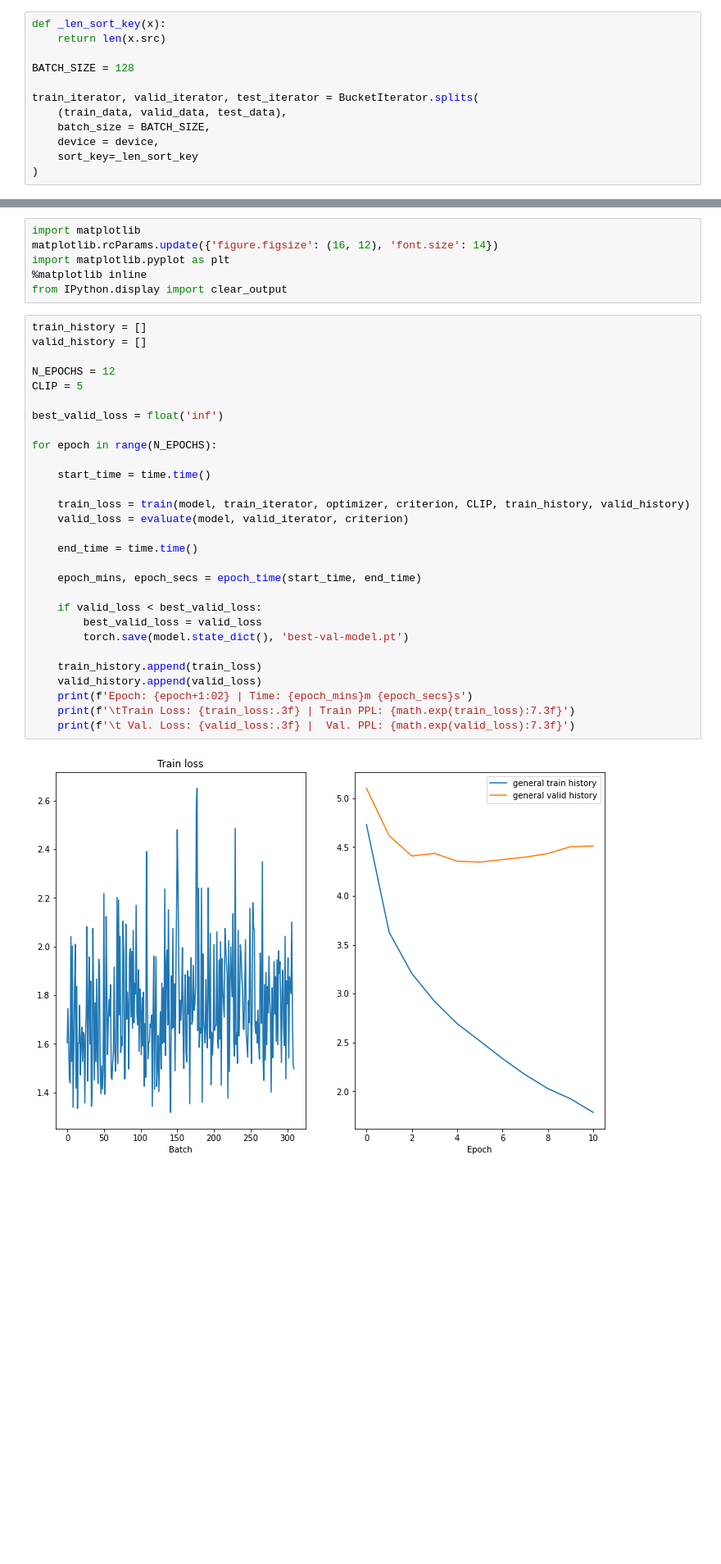
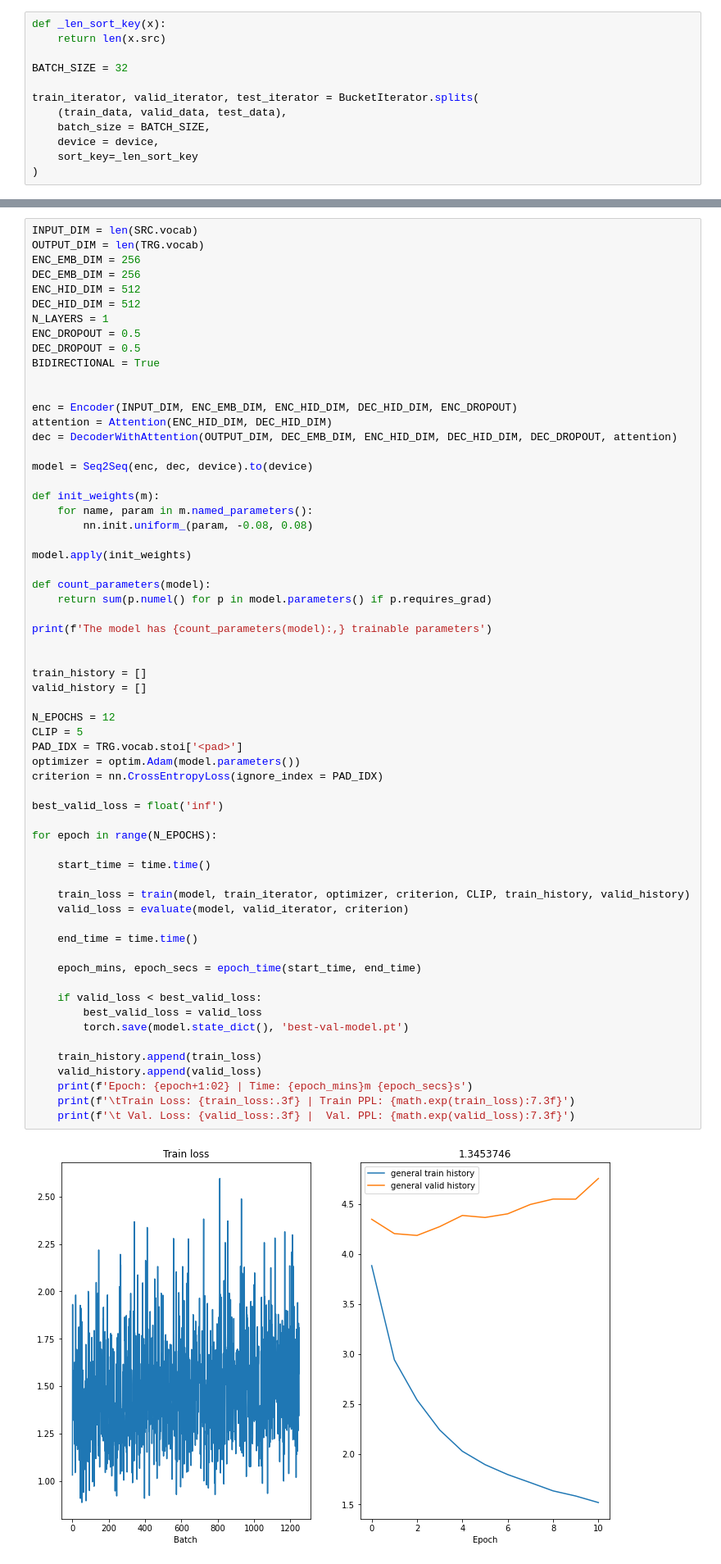
Before and after one commit to imvladikon/deep_learning_school, a Jupyter notebook: semester_2/5_seq2seq_attention/hw_nmt.ipynb, the cells around one changed output, grey strips where cells are left out. Shown at 82% size. Saved outputs shown, nothing was run; the diff lists cells and outputs as text; blank space fills up the shorter version.

```diff
--- a/semester_2/5_seq2seq_attention/hw_nmt.ipynb
+++ b/semester_2/5_seq2seq_attention/hw_nmt.ipynb
@@ -186,7 +209,7 @@ device = torch.device('cuda' if torch.cuda.is_available() else 'cpu')
 def _len_sort_key(x):
     return len(x.src)
 
-BATCH_SIZE = 128
+BATCH_SIZE = 32
 
 train_iterator, valid_iterator, test_iterator = BucketIterator.splits(
     (train_data, valid_data, test_data),
@@ -468,40 +524,67 @@ def epoch_time(start_time, end_time):
     elapsed_mins = int(elapsed_time / 60)
     elapsed_secs = int(elapsed_time - (elapsed_mins * 60))
     return elapsed_mins, elapsed_secs
-# %%
-import matplotlib
-matplotlib.rcParams.update({'figure.figsize': (16, 12), 'font.size': 14})
-import matplotlib.pyplot as plt
-%matplotlib inline
-from IPython.display import clear_output
 # %%
+INPUT_DIM = len(SRC.vocab)
+OUTPUT_DIM = len(TRG.vocab)
+ENC_EMB_DIM = 256
+DEC_EMB_DIM = 256
+ENC_HID_DIM = 512
+DEC_HID_DIM = 512
+N_LAYERS = 1
+ENC_DROPOUT = 0.5
+DEC_DROPOUT = 0.5
+BIDIRECTIONAL = True
+
+
+enc = Encoder(INPUT_DIM, ENC_EMB_DIM, ENC_HID_DIM, DEC_HID_DIM, ENC_DROPOUT)
+attention = Attention(ENC_HID_DIM, DEC_HID_DIM)
+dec = DecoderWithAttention(OUTPUT_DIM, DEC_EMB_DIM, ENC_HID_DIM, DEC_HID_DIM, DEC_DROPOUT, attention)
+
+model = Seq2Seq(enc, dec, device).to(device)
+
+def init_weights(m):
+    for name, param in m.named_parameters():
+        nn.init.uniform_(param, -0.08, 0.08)
+
+model.apply(init_weights)
+
+def count_parameters(model):
+    return sum(p.numel() for p in model.parameters() if p.requires_grad)
+
+print(f'The model has {count_parameters(model):,} trainable parameters')
+
+
 train_history = []
 valid_history = []
 
 N_EPOCHS = 12
 CLIP = 5
+PAD_IDX = TRG.vocab.stoi['<pad>']
+optimizer = optim.Adam(model.parameters())
+criterion = nn.CrossEntropyLoss(ignore_index = PAD_IDX)
 
 best_valid_loss = float('inf')
 
 for epoch in range(N_EPOCHS):
 
     start_time = time.time()
 
     train_loss = train(model, train_iterator, optimizer, criterion, CLIP, train_history, valid_history)
     valid_loss = evaluate(model, valid_iterator, criterion)
 
     end_time = time.time()
 
     epoch_mins, epoch_secs = epoch_time(start_time, end_time)
 
     if valid_loss < best_valid_loss:
         best_valid_loss = valid_loss
         torch.save(model.state_dict(), 'best-val-model.pt')
 
     train_history.append(train_loss)
     valid_history.append(valid_loss)
     print(f'Epoch: {epoch+1:02} | Time: {epoch_mins}m {epoch_secs}s')
     print(f'\tTrain Loss: {train_loss:.3f} | Train PPL: {math.exp(train_loss):7.3f}')
     print(f'\t Val. Loss: {valid_loss:.3f} |  Val. PPL: {math.exp(valid_loss):7.3f}')
 # %% [output]
-[figure, old version]
+[figure, new version]
```
Also changed, not shown: parts of 34 cells of this notebook, 2 other files.
